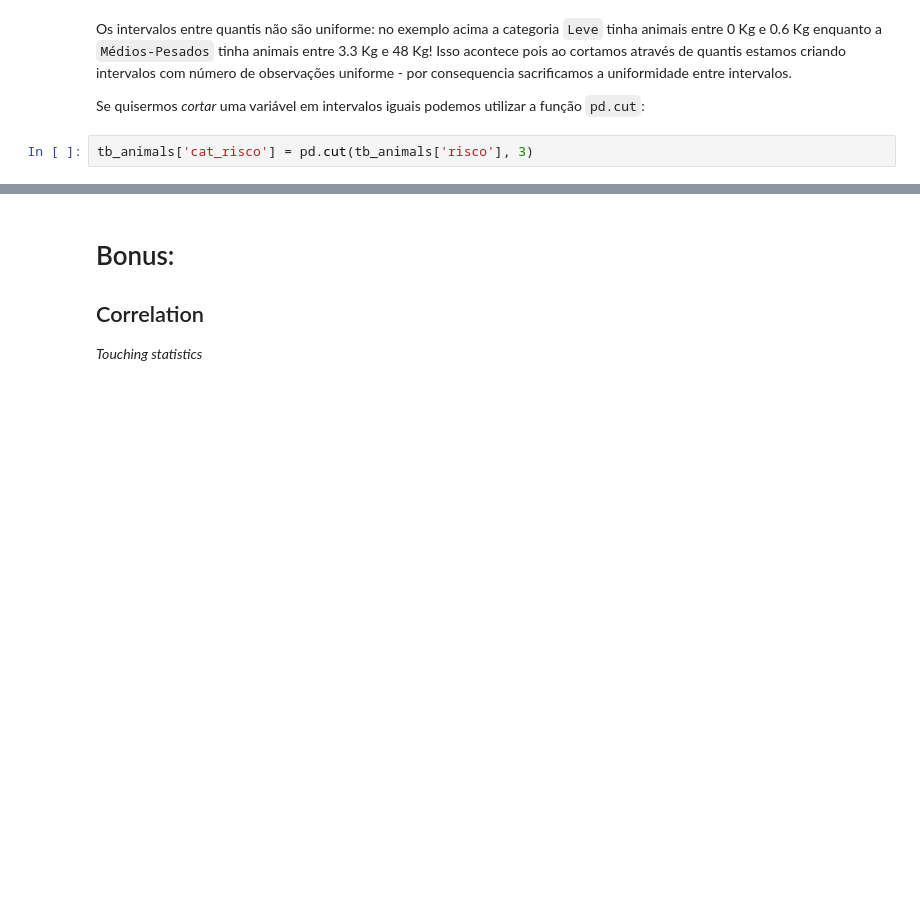
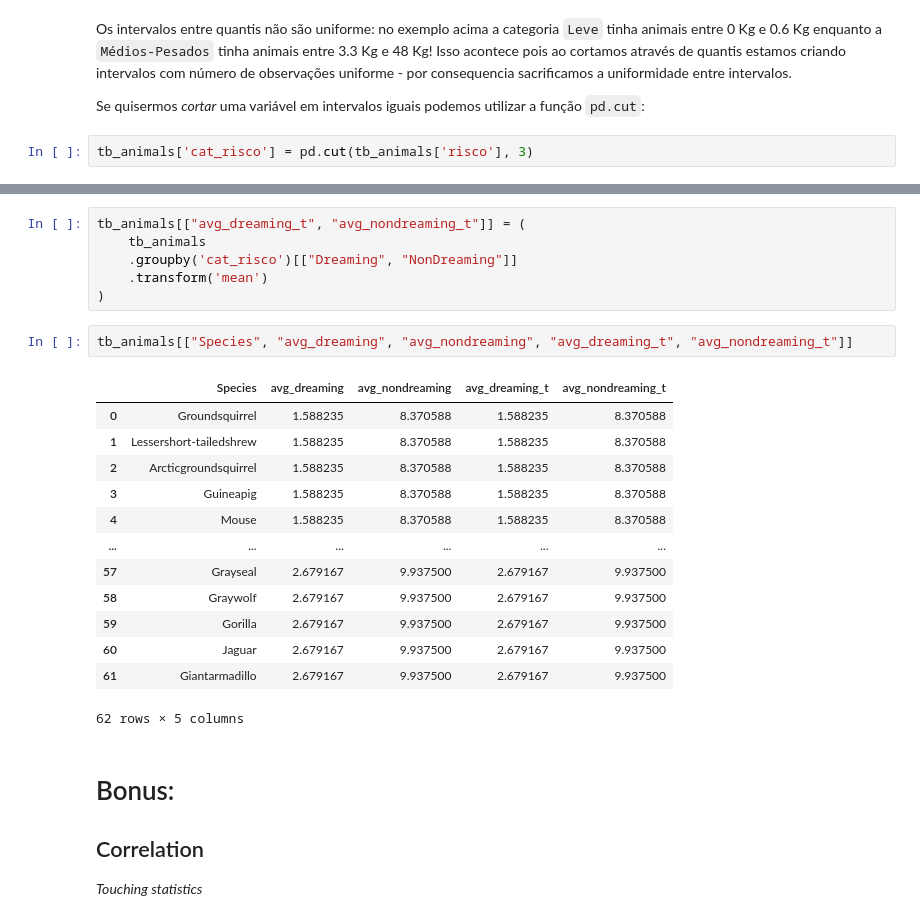
Before and after one commit to pedroteche-ih/Aulas-Base---DA-v2, a Jupyter notebook: 15 - DataFrame Calculations.ipynb, the cells around one changed output, grey strips where cells are left out. Saved outputs shown, nothing was run; the diff lists cells and outputs as text; blank space fills up the shorter version.

```diff
--- a/15 - DataFrame Calculations.ipynb
+++ b/15 - DataFrame Calculations.ipynb
@@ -217,3 +612,25 @@ tb_animals['cat_risco']
+# %%
+tb_animals[["avg_dreaming_t", "avg_nondreaming_t"]] = (
+    tb_animals
+    .groupby('cat_risco')[["Dreaming", "NonDreaming"]]
+    .transform('mean')
+)
+# %%
+tb_animals[["Species", "avg_dreaming", "avg_nondreaming", "avg_dreaming_t", "avg_nondreaming_t"]]
+# %% [output]
+|  | Species | avg_dreaming | avg_nondreaming | avg_dreaming_t | avg_nondreaming_t |
+| 0 | Groundsquirrel | 1.588235 | 8.370588 | 1.588235 | 8.370588 |
+| 1 | Lessershort-tailedshrew | 1.588235 | 8.370588 | 1.588235 | 8.370588 |
+| 2 | Arcticgroundsquirrel | 1.588235 | 8.370588 | 1.588235 | 8.370588 |
+| 3 | Guineapig | 1.588235 | 8.370588 | 1.588235 | 8.370588 |
+| 4 | Mouse | 1.588235 | 8.370588 | 1.588235 | 8.370588 |
+| ... | ... | ... | ... | ... | ... |
+| 57 | Grayseal | 2.679167 | 9.937500 | 2.679167 | 9.937500 |
+| 58 | Graywolf | 2.679167 | 9.937500 | 2.679167 | 9.937500 |
+| 59 | Gorilla | 2.679167 | 9.937500 | 2.679167 | 9.937500 |
+| 60 | Jaguar | 2.679167 | 9.937500 | 2.679167 | 9.937500 |
+| 61 | Giantarmadillo | 2.679167 | 9.937500 | 2.679167 | 9.937500 |
+62 rows × 5 columns
 # %% [markdown]
 # Bonus:
 
```
Also changed, not shown: parts of 46 cells of this notebook, 3 other files.
